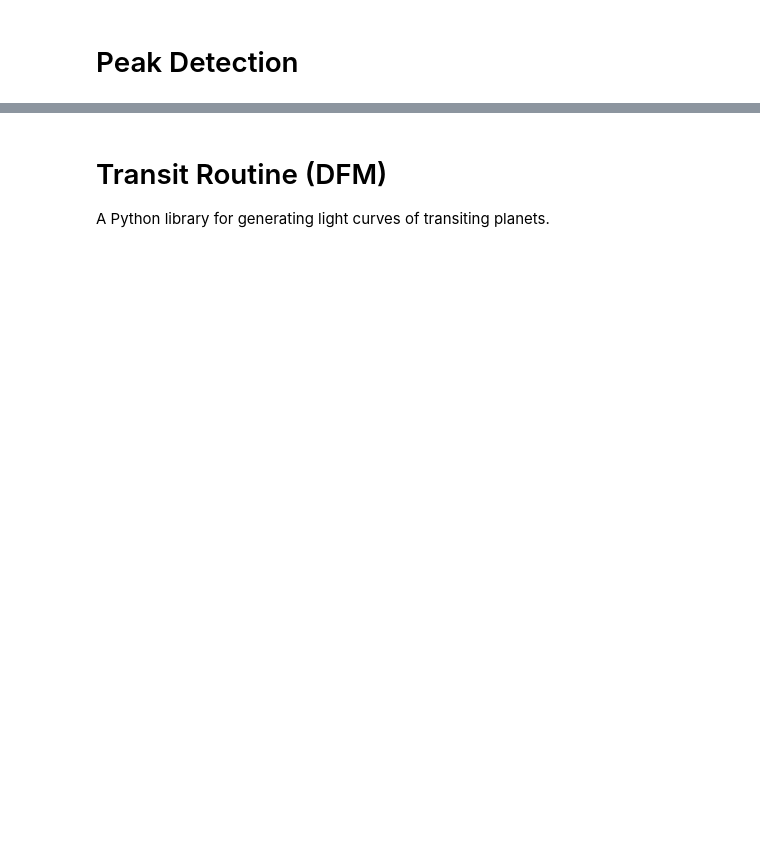
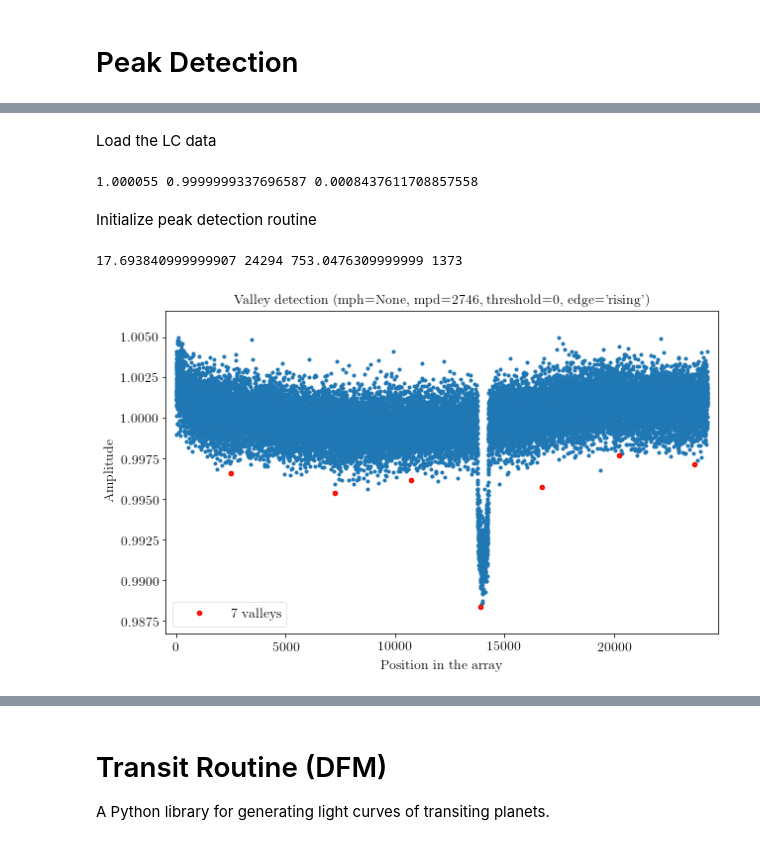
Before and after one commit to mbadenas/TFM2018, a Jupyter notebook: test_peaks.ipynb, the cells around one changed output, grey strips where cells are left out. Saved outputs shown, nothing was run; the diff lists cells and outputs as text; code cells hidden in the pictures; blank space fills up the shorter version.

```diff
--- a/test_peaks.ipynb
+++ b/test_peaks.ipynb
@@ -29,11 +31,10 @@ import re
 # %%
 #Credits: https://blog.ytotech.com/2015/11/01/findpeaks-in-python/
 
-def detect_peaks(x, mph=None, mpd=1, threshold=0, edge='rising',
-                 kpsh=False, valley=False, show=False, ax=None):
-
+def detect_peaks(x, mph=None, mpd=1, threshold=0, edge='rising', kpsh=False, valley=False, show=False, ax=None):
     x = np.atleast_1d(x).astype('float64')
-    if x.size < 3: return np.array([], dtype=int)
+    if x.size < 3:
+        return np.array([], dtype=int)
     if valley: x = -x
 
     dx = x[1:] - x[:-1] # find indices of all peaks
@@ -121,7 +122,7 @@ def plot_peaks(x, mph, mpd, threshold, edge, valley, ax, ind):
         # plt.grid()
         plt.show()
 # %%
-filename = 'KID5972334.txt'
+filename = 'KID4742414.txt'
 target_id = int(re.findall(r'\d+', filename)[0])
 
 complete_sample = pd.read_csv('all_targets_P15to15point5.csv', sep=',', comment='#')
@@ -136,8 +137,6 @@ for row in complete_sample.itertuples(index = True, name='Pandas'):
         smass_err = np.abs((smass_errPos+smass_errNeg)/2.)
         rp = getattr(row, "koi_prad") # in Earth radii
         rp_solarRad = getattr(row, "koi_prad")*0.009168 # in solar radii
-        srho = getattr(row, "koi_srho")  #g/cm3
-        slogg = getattr(row, "koi_slogg") # Stellar Surface Gravity [log10(cm/s**2)]
         sma = getattr(row, "koi_sma")  #Orbit Semi-Major Axis [AU]
         sma_solarRad = sma*215
         P = getattr(row, "koi_period") # Orbital Period [days]
@@ -148,6 +147,13 @@ for row in complete_sample.itertuples(index = True, name='Pandas'):
         num_planets = getattr(row, "koi_count")
         inc = getattr(row,"koi_incl") #in degrees
         dor = getattr(row,"koi_dor") #Planet-Star Distance over Star Radius
+        teff = getattr(row,"koi_steff")
+        srho = getattr(row, "koi_srho")  #g/cm3
+        logg = getattr(row, "koi_slogg") # Stellar Surface Gravity [log10(cm/s**2)]
+        feh = getattr(row,"koi_smet")
 
-print('rho={0:0.3f}, logg={1:0.3f} [log10(cm/s**2)], a={2:0.3f} [AU]'.format(srho, slogg,sma))
+print('rho={0:0.3f}, logg={1:0.3f} [log10(cm/s**2)], a={2:0.3f} [AU]'.format(srho, logg,sma))
+print("Impact parameter b:",b)
+print("Depth [ppm]:",depth/1e6)
+print("u1: {0:0.3f}, u2: {1:0.3f}".format(u1,u2))
 # %% [output]
@@ -195,0 +184,32 @@ np.savetxt('example_foldedLC.txt', np.transpose([newX, newY]), fmt='%.3f', delim
+# %% [markdown]
+Load the LC data
+# %%
+#KID5792202 = 5 planets
+
+df = pd.read_csv(filename,sep='\t',index_col=None)
+df.columns = ["time","flux","flux_err"]
+
+x = df["time"];
+y = df["flux"];
+yerr = df["flux_err"]
+
+print(np.median(y),np.mean(y),np.std(y))
+# %% [output]
+1.000055 0.9999999337696587 0.0008437611708857558
+# %% [markdown]
+Initialize peak detection routine
+# %%
+total_days = x.iloc[-1]-x.iloc[0]
+one_day = int(len(x)/total_days)
+sensitivity = 2
+print(total_days, len(x), max(x), one_day)
+
+min_peak_height = None
+min_peak_dist = one_day*sensitivity
+
+ind = detect_peaks(y**2, mph = min_peak_height, mpd=min_peak_dist, valley=True, show=True) #mpd: detect peaks that are at least separated by min peak distance (in number of data)
+flux_peaks = y[ind]
+time_max_peak = (flux_peaks).idxmin(axis=None, skipna=True)
+# %% [output]
+17.693840999999907 24294 753.0476309999999 1373
+[figure, added]
```
Also changed, not shown: parts of 30 cells of this notebook.
